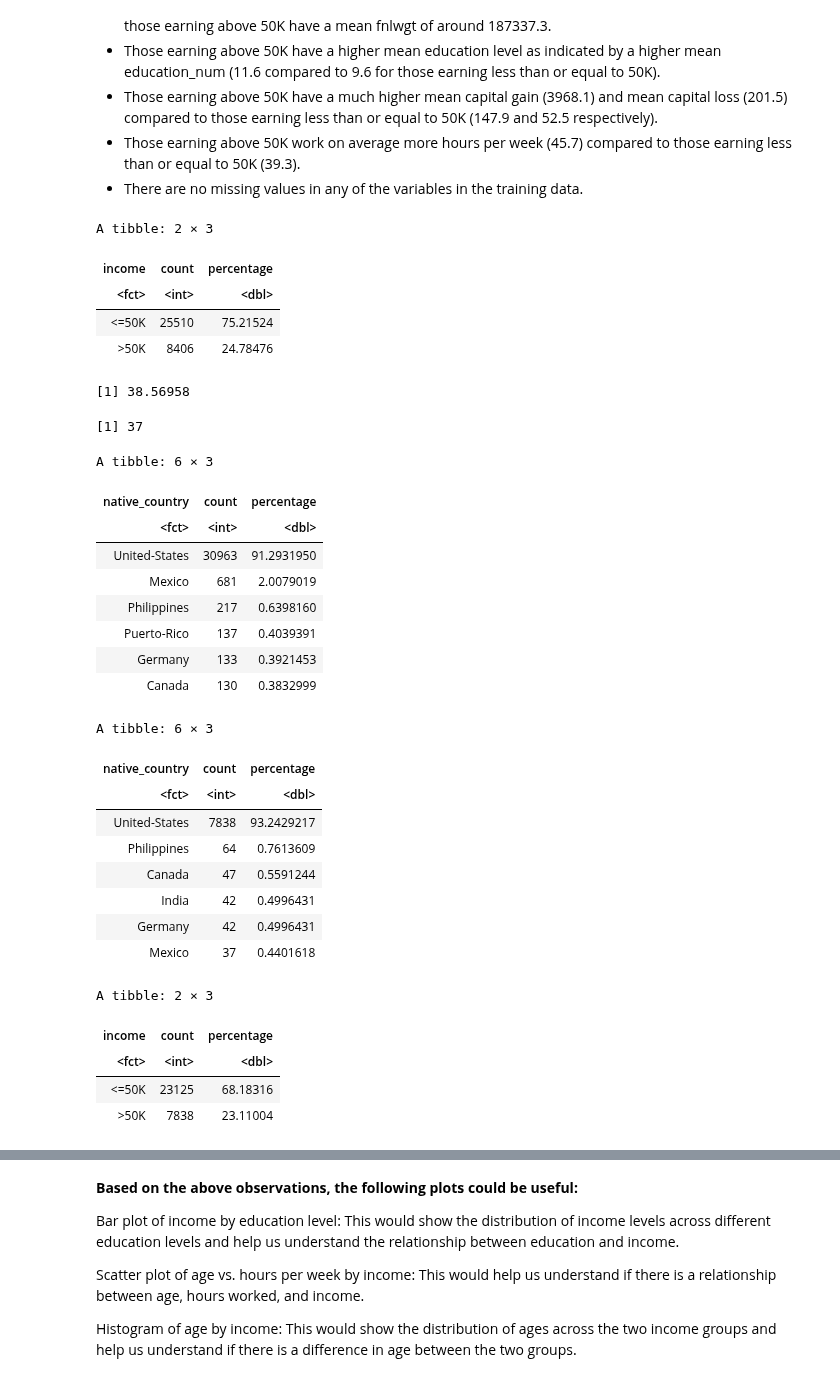
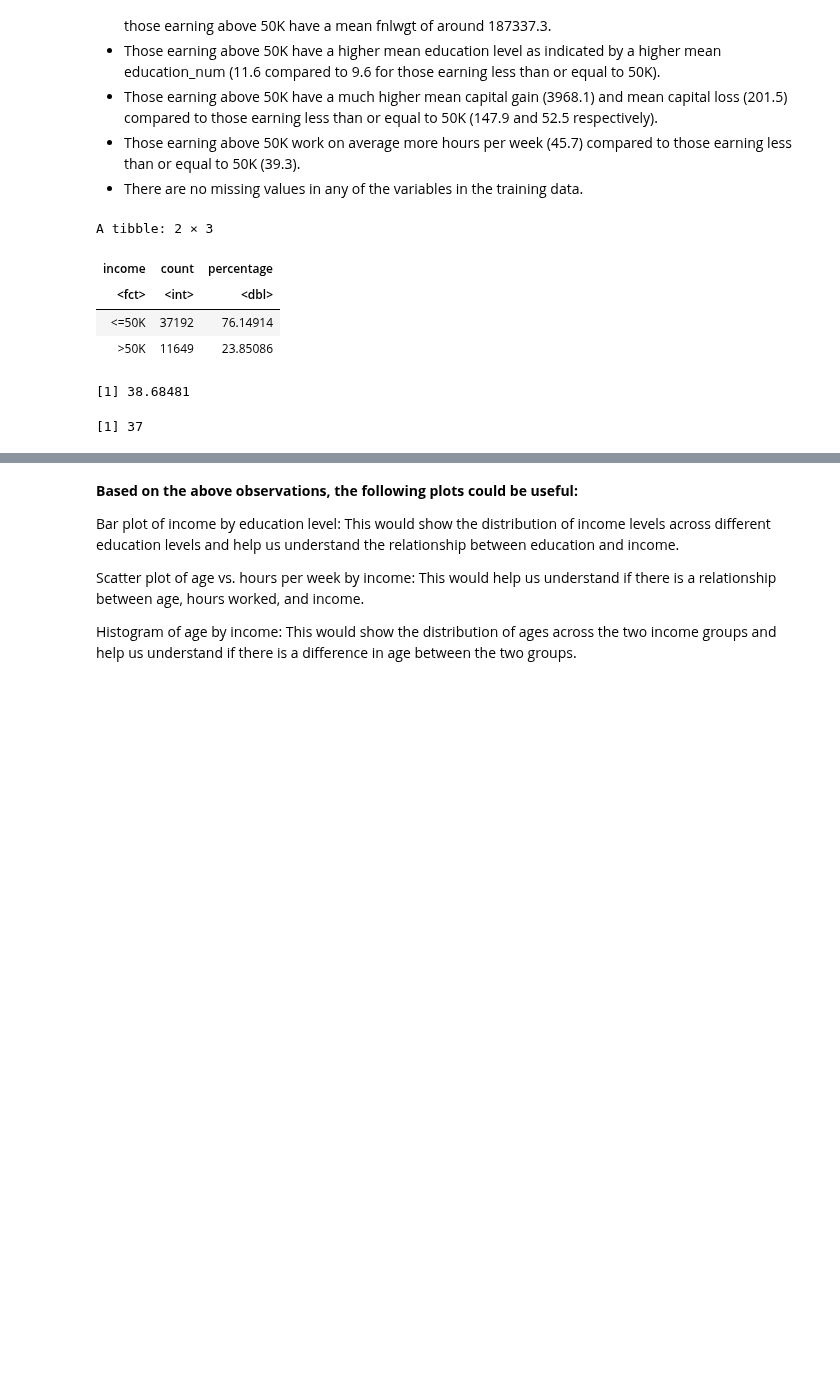
Before and after one commit to Shubhaankar-Sharma/income-category-classifier, a Jupyter notebook: project_group_proposal.ipynb, the cells around one changed output, grey strips where cells are left out. Cells and saved outputs as stored; diff of their text form; code cells hidden in the pictures; blank space fills up the shorter version.

```diff
--- a/project_group_proposal.ipynb
+++ b/project_group_proposal.ipynb
@@ -118,0 +161,8 @@ dbl (6): age, fnlwgt, education-num, capital-gain, capital-loss, hours-per-week
+# %%
+# For classification, it's important to recognize that categorical predictor variables
+# cannot be used in the same way as quantitative ones, at least not without some additional work.
+# Removing such variables can simplify the analysis and help ensure that the resulting model is valid and accurate.
+# Therefore, removing all the variables that are cateogrical and only selecting the required ones.
+
+adult_data_raw_final <- select(adult_data_raw, age, fnlwgt, `education-num`, `capital-gain`, `capital-loss`, `hours-per-week`, `X15`)
+head(adult_data_raw_final)
@@ -139,7 +191,7 @@ $ `native-country` <chr> "United-States", "United-States", "United-States", "U
 $ X15              <chr> "<=50K", "<=50K", "<=50K", "<=50K", "<=50K", "<=50K",…
 # %%
 # Manipulate the name of vectors to make them clean
-adult_data_mani_names = tibble::as_tibble(adult_data_raw, .name_repair = janitor::make_clean_names)
+adult_data_mani_names = tibble::as_tibble(adult_data_raw_final, .name_repair = janitor::make_clean_names)
 
 head(adult_data_mani_names)
 # %% [output]
@@ -304,82 +337,26 @@ From the table above, we can make the following observations:
 # %%
 # Based on the training data
 
 # lets see our predictor class distribution
 adult_train |>
     group_by(income) |>
     summarize(
         count = n(),
         percentage = n() / nrow(adult_train) * 100,
         ) |>
     arrange(desc(percentage))
 
 # lets see the age distribution
 mean(adult_train$age, na.RM=TRUE)
 median(adult_train$age, na.RM=TRUE)
-
-# lets see the native-country distribution
-adult_train |>
-    group_by(native_country) |>
-    summarize(
-        count = n(),
-        percentage = n() / nrow(adult_train) * 100,
-        ) |>
-    arrange(desc(percentage)) |>
-    head()
-
-adult_train_above50k <- filter(adult_train, income==">50K")
-
-# distribution of countries in the data with income above 50k
-adult_train_above50k |>
-    group_by(native_country) |>
-    summarize(
-        count = n(),
-        percentage = n() / nrow(adult_train_above50k) * 100,
-        ) |>
-    arrange(desc(percentage)) |>
-    head()
-
-# distribution of income in the data from united-states
-adult_train |>
-    filter(native_country=="United-States") |>
-    group_by(income) |>
-    summarize(
-        count = n(),
-        percentage = n() / nrow(adult_train) * 100,
-        ) |>
-    arrange(desc(percentage))
-# maximum data is from United-states
 # %% [output]
 A tibble: 2 × 3
 | income | count | percentage |
 | <fct> | <int> | <dbl> |
-| <=50K | 25510 | 75.21524 |
-| >50K | 8406 | 24.78476 |
+| <=50K | 37192 | 76.14914 |
+| >50K | 11649 | 23.85086 |
-[1] 38.56958
+[1] 38.68481
 [1] 37
-A tibble: 6 × 3
-| native_country | count | percentage |
-| <fct> | <int> | <dbl> |
-| United-States | 30963 | 91.2931950 |
-| Mexico | 681 | 2.0079019 |
-| Philippines | 217 | 0.6398160 |
-| Puerto-Rico | 137 | 0.4039391 |
-| Germany | 133 | 0.3921453 |
-| Canada | 130 | 0.3832999 |
-A tibble: 6 × 3
-| native_country | count | percentage |
-| <fct> | <int> | <dbl> |
-| United-States | 7838 | 93.2429217 |
-| Philippines | 64 | 0.7613609 |
-| Canada | 47 | 0.5591244 |
-| India | 42 | 0.4996431 |
-| Germany | 42 | 0.4996431 |
-| Mexico | 37 | 0.4401618 |
-A tibble: 2 × 3
-| income | count | percentage |
-| <fct> | <int> | <dbl> |
-| <=50K | 23125 | 68.18316 |
-| >50K | 7838 | 23.11004 |
 # %% [markdown]
 **Observations:**
 
```
Also changed, not shown: parts of 17 cells of this notebook.
